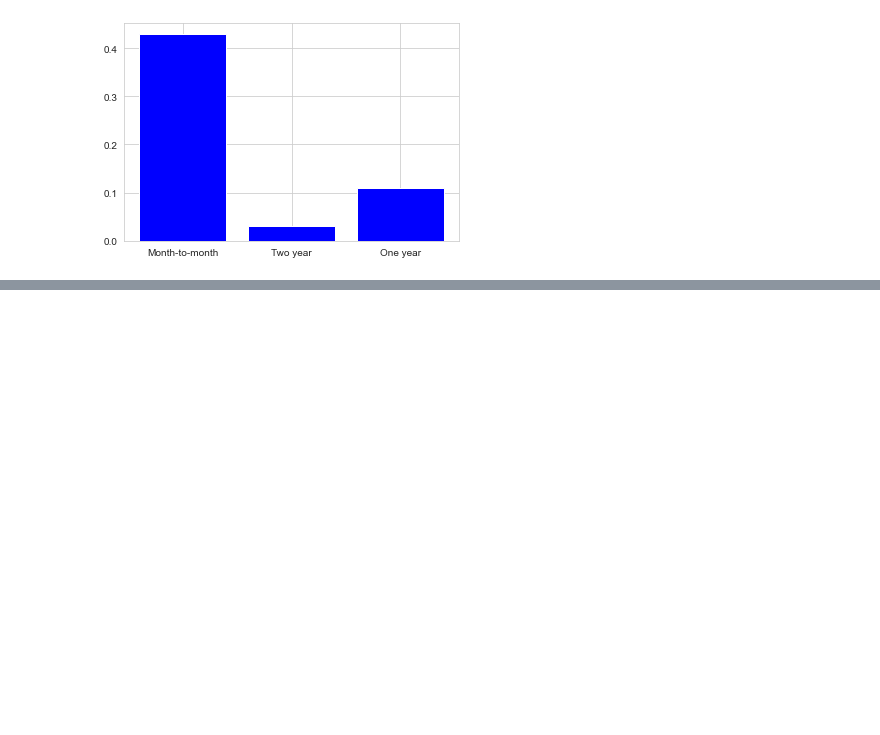
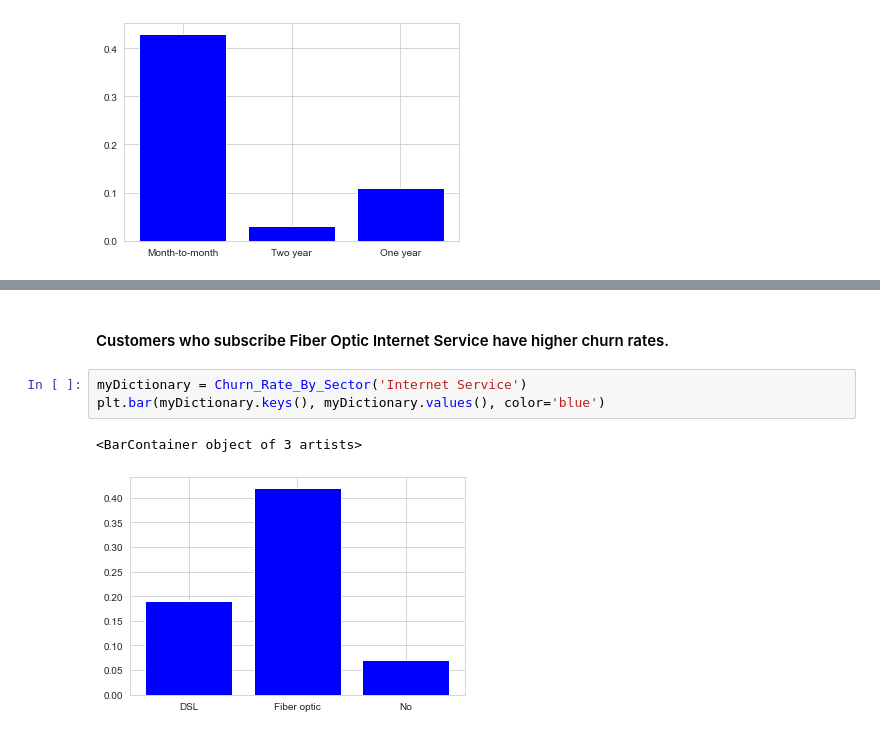
Before and after one commit to xushuo0/Telco, a Jupyter notebook: Telco Project.ipynb, the cells around one changed output, grey strips where cells are left out. Cells and saved outputs as stored; diff of their text form; blank space fills up the shorter version.

```diff
--- a/Telco Project.ipynb
+++ b/Telco Project.ipynb
@@ -149,0 +152,8 @@ City_Dict= dict(sorted(City_Dict.items(), key=operator.itemgetter(1),reverse=Tru
+# %% [markdown]
+#### Customers who subscribe Fiber Optic Internet Service have higher churn rates.
+# %%
+myDictionary = Churn_Rate_By_Sector('Internet Service')
+plt.bar(myDictionary.keys(), myDictionary.values(), color='blue')
+# %% [output]
+<BarContainer object of 3 artists>
+[figure, added]
```
Also changed, not shown: parts of 33 cells of this notebook.
